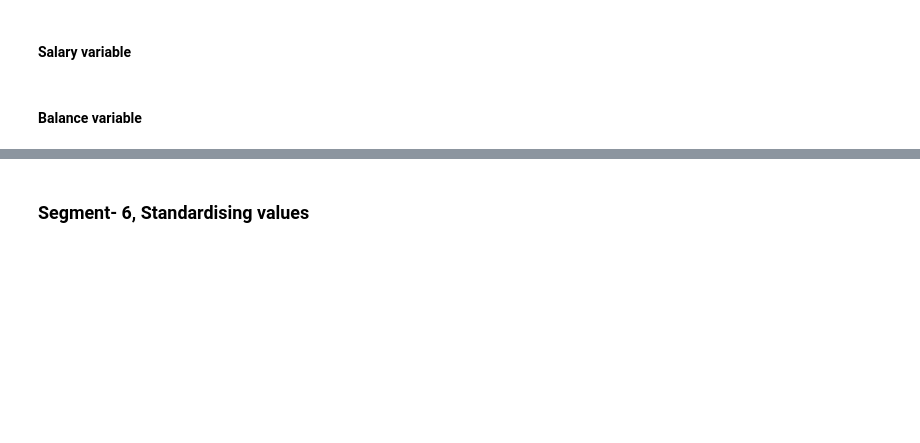
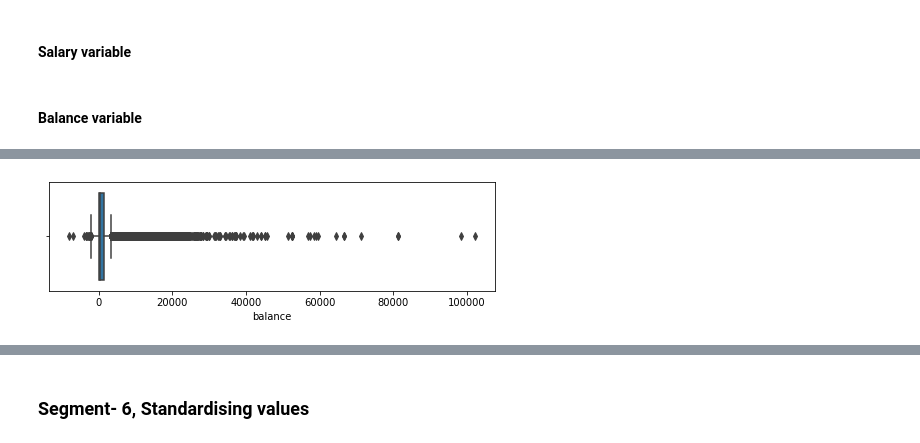
Before and after one commit to datagrad/EDA-of-Bank-Telemarketing-Campaign, a Jupyter notebook: Bank_TeleMarketing_Campaign_EDA.ipynb, the cells around one changed output, grey strips where cells are left out. Saved outputs shown, nothing was run; the diff lists cells and outputs as text; code cells hidden in the pictures; blank space fills up the shorter version.

```diff
--- a/Bank_TeleMarketing_Campaign_EDA.ipynb
+++ b/Bank_TeleMarketing_Campaign_EDA.ipynb
@@ -493,2 +664,7 @@ Major approaches to the treat outliers:
 # %%
 #plot the boxplot of balance variable after scaling in 8:2.
+plt.figure(figsize=[8,2])
+sns.boxplot(df.balance)
+plt.show()
+# %% [output]
+[figure, added]
```
Also changed, not shown: parts of 42 cells of this notebook.
